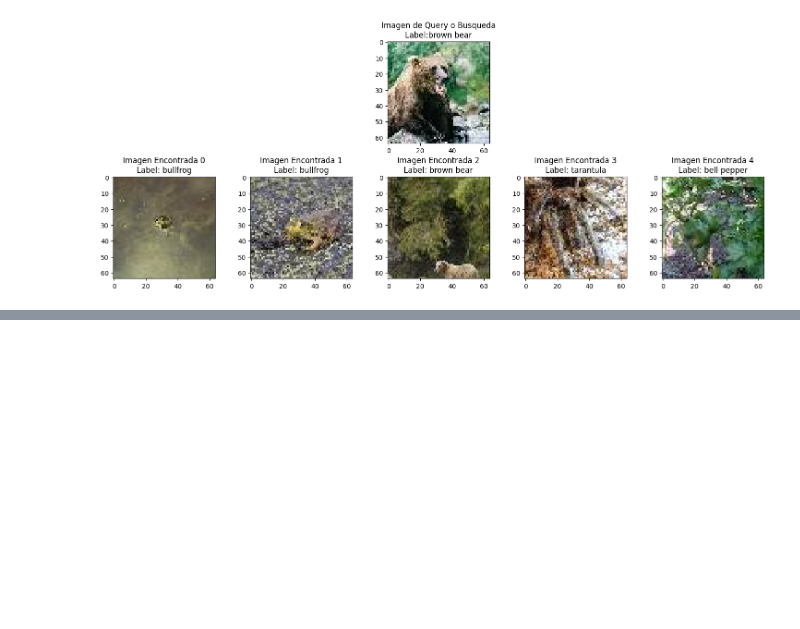
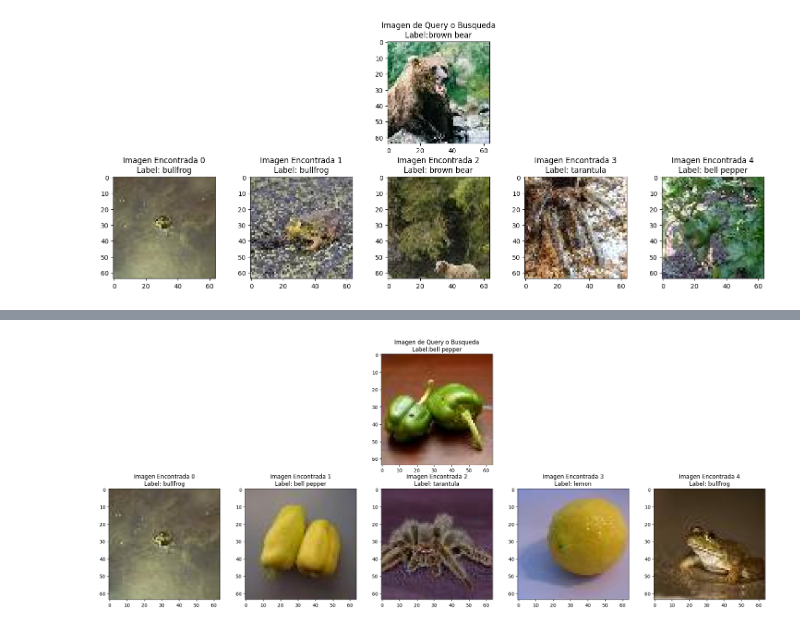
Before and after one commit to RubenCid35/CBIR, a Jupyter notebook: experiments/cnn_vgg16.ipynb, the cells around one changed output, grey strips where cells are left out. Saved outputs shown, nothing was run; the diff lists cells and outputs as text; code cells hidden in the pictures; blank space fills up the shorter version.

```diff
--- a/experiments/cnn_vgg16.ipynb
+++ b/experiments/cnn_vgg16.ipynb
@@ -94,0 +92,20 @@ fig.tight_layout()
+# %%
+xr = match_all_images(descriptores_test, meta_desc_test, descriptores_train, meta_desc_train, best_k=50, distance_function=cv2.NORM_L2)
+fig, ax = plt.subplots(2, 5,  figsize = (20, 8))
+
+test_img = 10
+ax[0][2].imshow(test_images[test_img])
+ax[0][2].set_title("Imagen de Query o Busqueda\nLabel:" + test_meta.loc[test_img, 'label'])
+for i, img_id in enumerate(xr[test_img][:5], start = 0):
+    ax[1][i].imshow(train_images[img_id])
+    label = train_meta.loc[img_id, 'label']
+    ax[1][i].set_title(f"Imagen Encontrada {i}\nLabel: {label}");
+
+fig.delaxes(ax[0][0])
+fig.delaxes(ax[0][1])
+fig.delaxes(ax[0][3])
+fig.delaxes(ax[0][4])
+
+fig.tight_layout()
+# %% [output]
+[figure, added]
```
Also changed, not shown: parts of 8 cells of this notebook, 3 other files.
